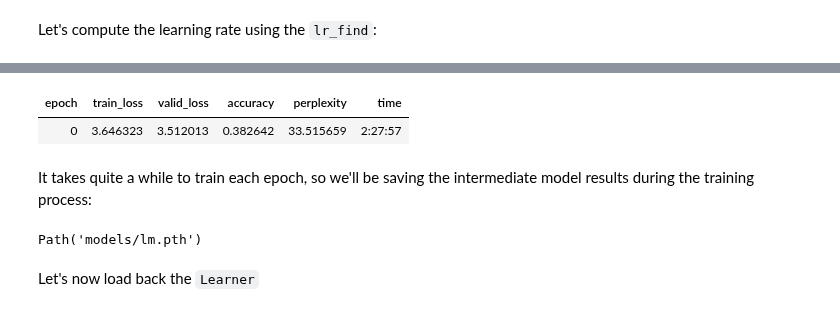
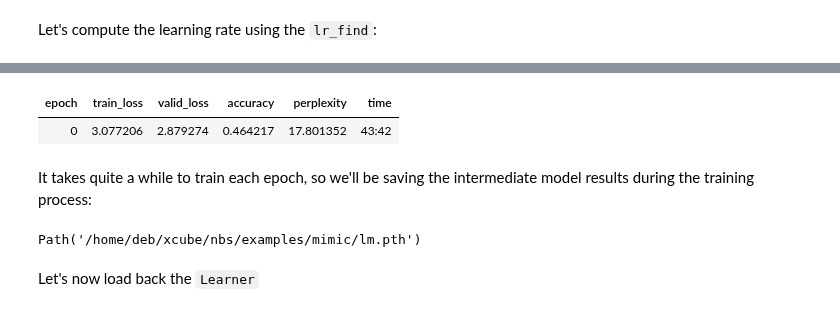
Before and after one commit to debjyotiSRoy/xcube_old, a Jupyter notebook: nbs/examples/mimic/mimic3-9k_full.ipynb, the cells around one changed output, grey strips where cells are left out. Saved outputs shown, nothing was run; the diff lists cells and outputs as text; code cells hidden in the pictures.

```diff
--- a/nbs/examples/mimic/mimic3-9k_full.ipynb
+++ b/nbs/examples/mimic/mimic3-9k_full.ipynb
@@ -137,6 +140,8 @@ To load back the `dls_lm` later on:
 dls_lm = torch.load(dls_lm_path)
 # %% [markdown]
 ## `Learner` for the Language Model Fine-Tuning:
+# %%
+dls_lm = torch.load(dls_lm_path)
 # %%
 learn = language_model_learner(
     dls_lm, AWD_LSTM, drop_mult=0.3,
@@ -149,14 +161,14 @@ lr_min, lr_steep, lr_valley, lr_slide
 # %%
-learn.fit_one_cycle(1, lr_min)
+learn.fit_one_cycle(1, lr_max=0.10964)
 # %% [output]
 | epoch | train_loss | valid_loss | accuracy | perplexity | time |
-| 0 | 3.646323 | 3.512013 | 0.382642 | 33.515659 | 2:27:57 |
+| 0 | 3.077206 | 2.879274 | 0.464217 | 17.801352 | 43:42 |
 # %% [markdown]
 It takes quite a while to train each epoch, so we'll be saving the intermediate model results during the training process:
 # %%
-learn.save('lm')
+learn.save(file_prefix+'_lm')
 # %% [output]
-Path('models/lm.pth')
+Path('/home/deb/xcube/nbs/examples/mimic/lm.pth')
 # %% [markdown]
 Let's now load back the `Learner`
 # %%
```
Also changed, not shown: parts of 24 cells of this notebook, 5 other files.
